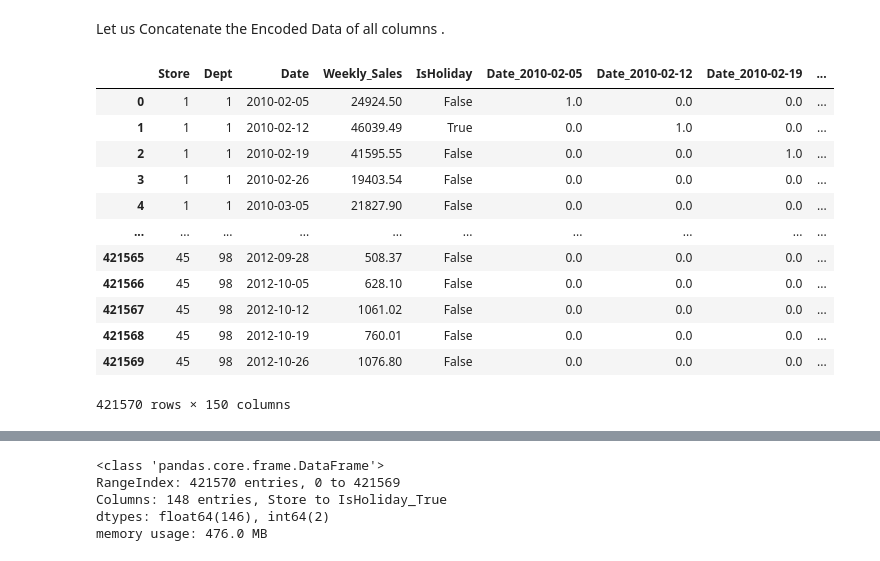
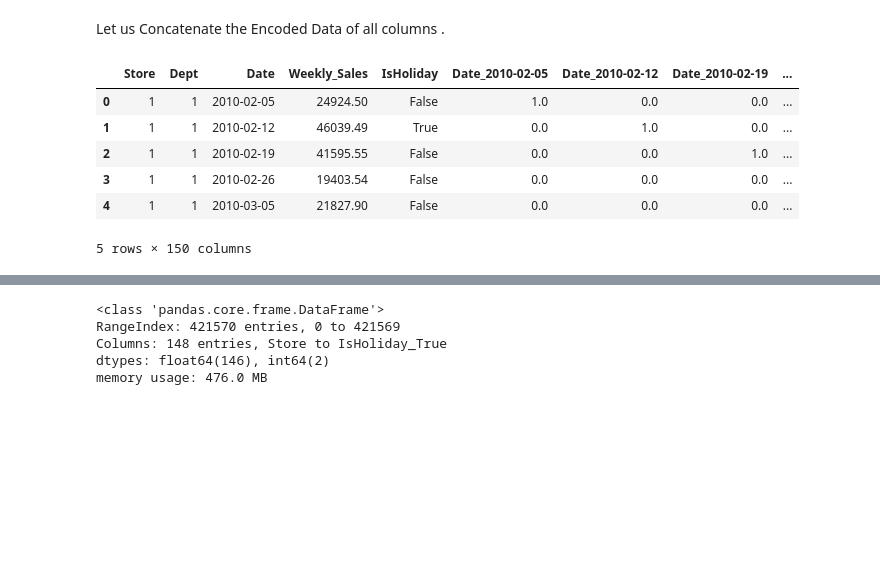
Before and after one commit to akashnarwal7/Walmart-kaggle-Compitetion, a Jupyter notebook: Walmart_Sales_Forecasting.ipynb, the cells around one changed output, grey strips where cells are left out. Drawn from its saved outputs; the diff is of its cells as text; code cells hidden in the pictures; blank space fills up the shorter version.

```diff
--- a/Walmart_Sales_Forecasting.ipynb
+++ b/Walmart_Sales_Forecasting.ipynb
@@ -212,21 +162,15 @@ Let us Concatenate the Encoded Data of all columns .
 # %%
 
 
 Encoded_Train_Data=pd.concat([EncodeTrainData,date_encoded_df,IsHoliday_encoded_df],axis=1)
-Encoded_Train_Data
+Encoded_Train_Data.head()
 # %% [output]
 |  | Store | Dept | Date | Weekly_Sales | IsHoliday | Date_2010-02-05 | Date_2010-02-12 | Date_2010-02-19 | ... |
 | 0 | 1 | 1 | 2010-02-05 | 24924.50 | False | 1.0 | 0.0 | 0.0 | ... |
 | 1 | 1 | 1 | 2010-02-12 | 46039.49 | True | 0.0 | 1.0 | 0.0 | ... |
 | 2 | 1 | 1 | 2010-02-19 | 41595.55 | False | 0.0 | 0.0 | 1.0 | ... |
 | 3 | 1 | 1 | 2010-02-26 | 19403.54 | False | 0.0 | 0.0 | 0.0 | ... |
 | 4 | 1 | 1 | 2010-03-05 | 21827.90 | False | 0.0 | 0.0 | 0.0 | ... |
-| ... | ... | ... | ... | ... | ... | ... | ... | ... | ... |
-| 421565 | 45 | 98 | 2012-09-28 | 508.37 | False | 0.0 | 0.0 | 0.0 | ... |
-| 421566 | 45 | 98 | 2012-10-05 | 628.10 | False | 0.0 | 0.0 | 0.0 | ... |
-| 421567 | 45 | 98 | 2012-10-12 | 1061.02 | False | 0.0 | 0.0 | 0.0 | ... |
-| 421568 | 45 | 98 | 2012-10-19 | 760.01 | False | 0.0 | 0.0 | 0.0 | ... |
-| 421569 | 45 | 98 | 2012-10-26 | 1076.80 | False | 0.0 | 0.0 | 0.0 | ... |
-421570 rows × 150 columns
+5 rows × 150 columns
 # %%
 Encoded_Train_Data.drop(['Date','IsHoliday'],axis=1,inplace=True)
```
Also changed, not shown: parts of 7 cells of this notebook.
